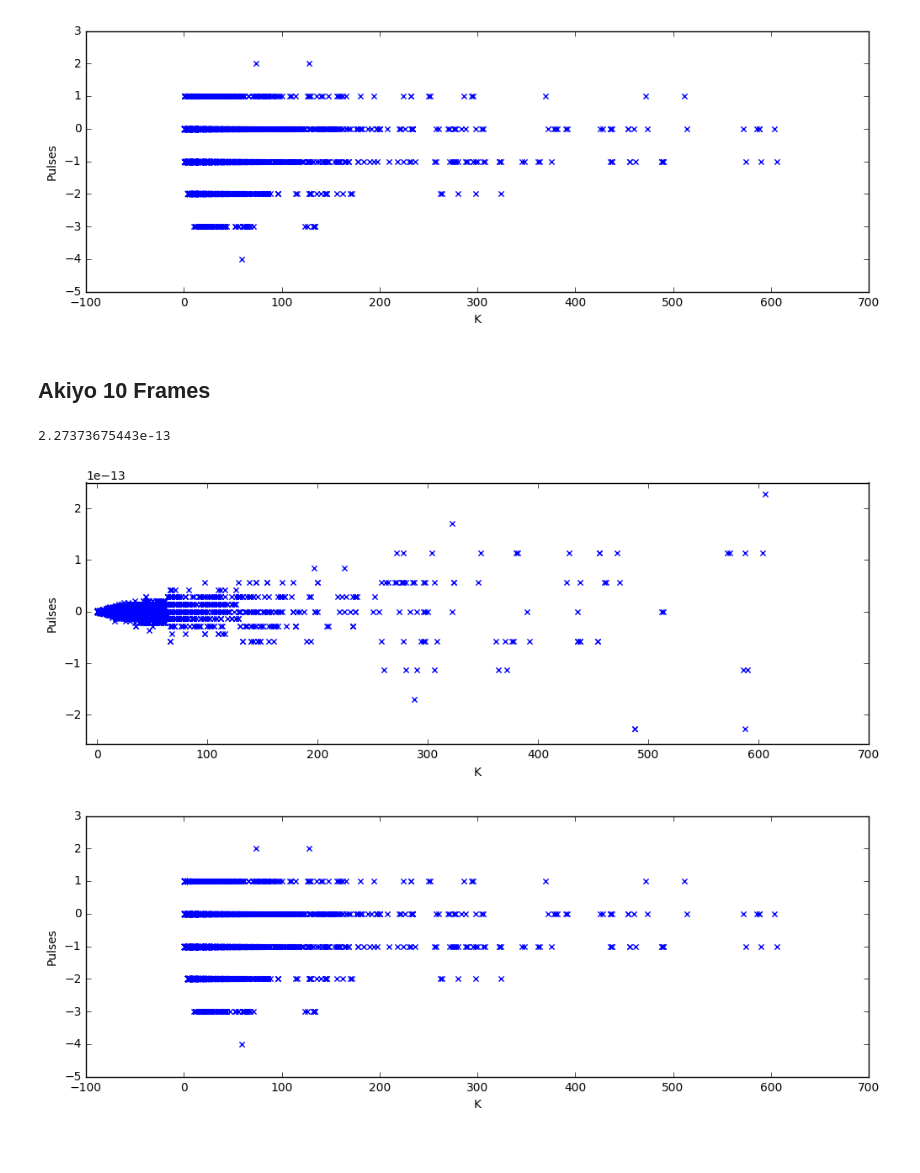
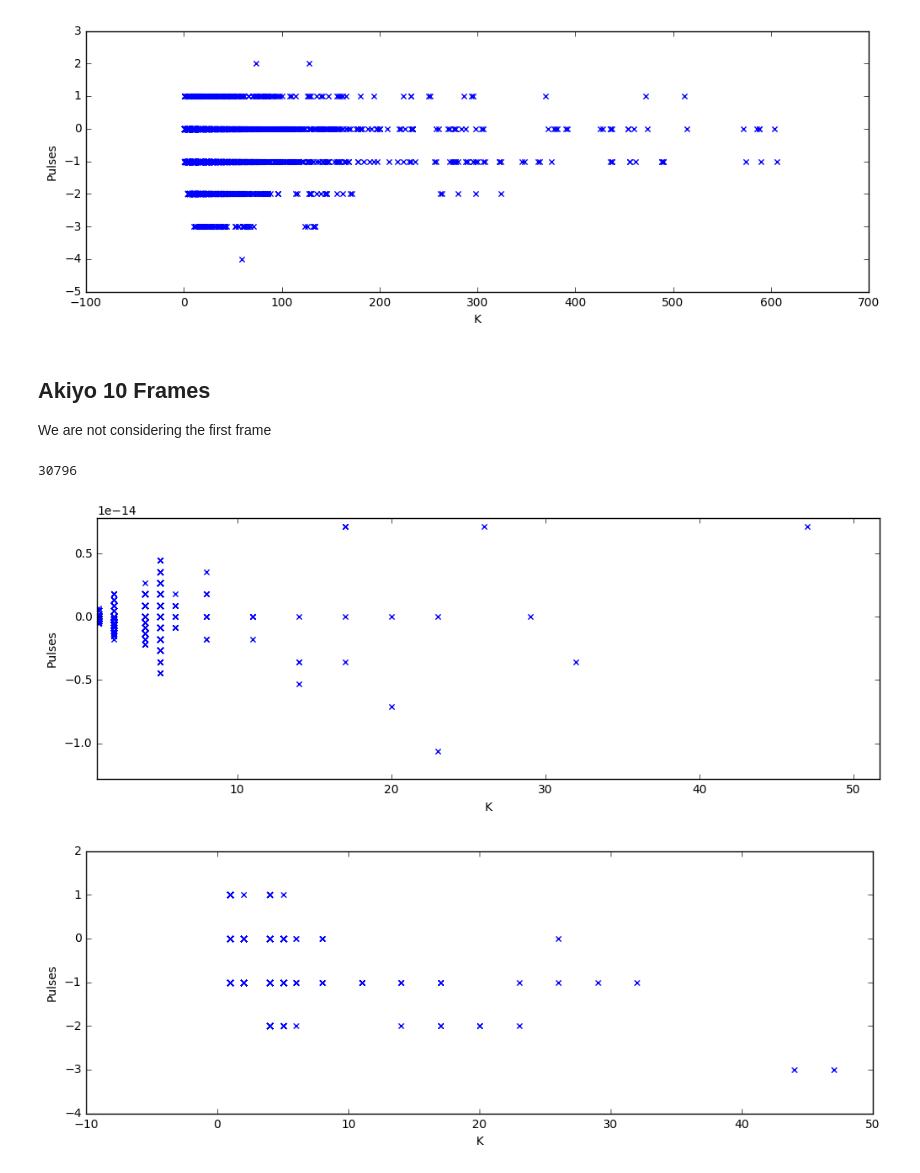
Before and after one commit to luctrudeau/DaalaNotebooks, a Jupyter notebook: PVQ/ApproximatingPulses.ipynb, the cells around one changed output. Saved outputs shown, nothing was run; the diff lists cells and outputs as text; code cells hidden in the pictures.

Commit message:
Not showing data from the first frame in Akiyo 10 frames

```diff
--- a/PVQ/ApproximatingPulses.ipynb
+++ b/PVQ/ApproximatingPulses.ipynb
@@ -37,8 +37,8 @@ def shape(v):
 Let's not round for now so we can conserve precision
 # %%
 def approximatePulses(_coeffs, _ks):
-    _approxPulses = np.zeros(shape=pulses.shape)
-    for i in range(0,len(pulses)):
+    _approxPulses = np.zeros(shape=_coeffs.shape)
+    for i in range(0,len(_ks)):
         s = shape(_coeffs[i,:])
         _approxPulses[i] = np.true_divide(s,sum(np.abs(s)))*_ks[i]
 
@@ -50,17 +50,17 @@ def approximatePulses(_coeffs, _ks):
 
 approxPulses = approximatePulses(coeffs, ks)
 # %%
-def plotApproxErr(_approxPulses, _pulses):
+def plotApproxErr(_approxPulses, _pulses, _ks):
     plt.figure(figsize=(12,4))
     error = np.abs(_approxPulses[:]).sum(axis=1) - np.abs(_pulses[:]).sum(axis=1)
-    print(max(error))
 
-    f = plt.scatter(ks, error, marker="x")
+    f = plt.scatter(_ks, error, marker="x")
     f = plt.xlabel('K')
     f = plt.ylabel('Pulses')
     axes = plt.gca()
-    axes.set_xlim([-10,700])
+    axes.set_xlim([min(_ks)*0.9,max(_ks)*1.1])
     axes.set_ylim([min(error)*0.9,max(error)*1.1])
+    print(len(error))
 
-plotApproxErr(approxPulses, pulses)
+plotApproxErr(approxPulses, pulses, ks)
 # %% [output]
@@ -82,25 +82,27 @@ plotKLeftErr(approxPulses, pulses)
 [figure]
 # %% [markdown]
 ## Akiyo 10 Frames
+We are not considering the first frame
 # %%
 coeffsF10 = np.genfromtxt('data/AkiyoF10_coeffs4x4.csv', delimiter=',')
-coeffsF10 = coeffsF10[:,0:15]
+coeffsF10 = coeffsF10[13751:,0:15]
 pulsesF10 = np.genfromtxt('data/AkiyoF10_pulses4x4.csv', delimiter=',')
-pulsesF10 = pulsesF10[:,0:15]
+pulsesF10 = pulsesF10[13751:,0:15]
 ksF10 = np.genfromtxt('data/AkiyoF10_k4x4.csv', delimiter=',')
+ksF10 = ksF10[13751:]
 
 numLines = len(ksF10)
 
 for i in range(0, numLines):
-    assert(ks[i] == sum(abs(pulsesF10[i,:])))
+    assert(ksF10[i] == sum(abs(pulsesF10[i,:])))
 
 approxPulsesF10 = approximatePulses(coeffsF10, ksF10)
 # %%
-plotApproxErr(approxPulsesF10, pulsesF10)
+plotApproxErr(approxPulsesF10, pulsesF10, ksF10)
 # %% [output]
-2.27373675443e-13
+30796
-[figure, old version]
+[figure, new version]
 # %%
-plotKLeftErr(approxPulsesF10, pulsesF10)
+plotKLeftErr(approxPulsesF10, pulsesF10, ksF10)
 # %% [output]
-[figure, old version]
+[figure, new version]
```
Also changed, not shown: parts of 2 cells of this notebook.
